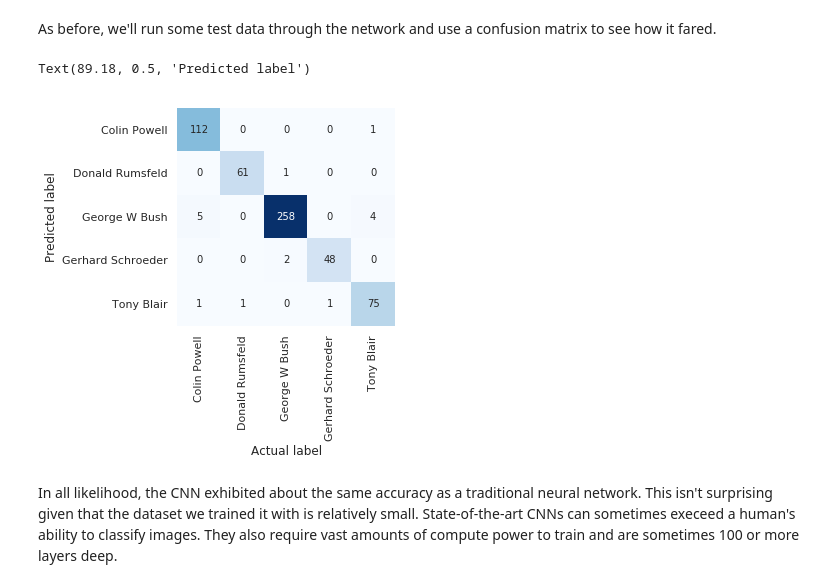
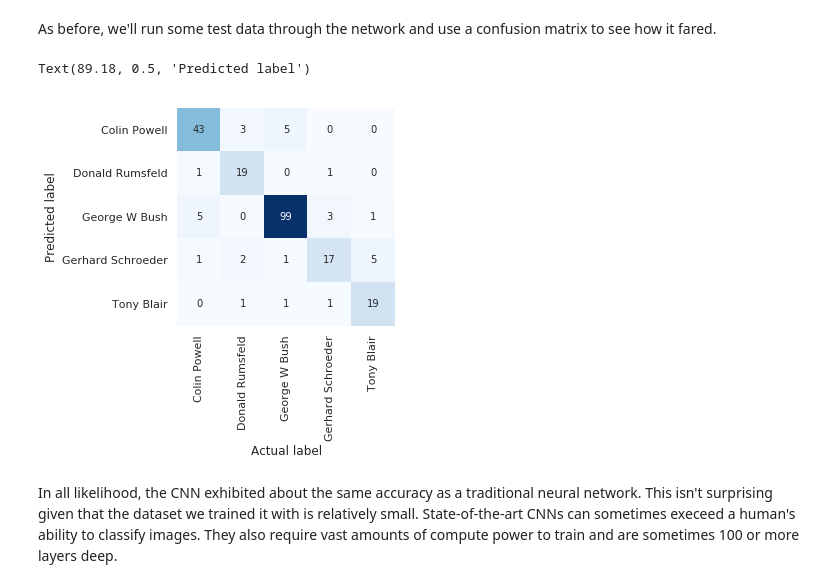
Before and after one commit to jeffprosise/Deep-Learning, a Jupyter notebook: Facial Recognition.ipynb, the cells around one changed output. Cells and saved outputs as stored; diff of their text form; code cells hidden in the pictures.

```diff
--- a/Facial Recognition.ipynb
+++ b/Facial Recognition.ipynb
@@ -343,6 +344,8 @@ Now let's reshape the data to the format that the input layer expects, and call
 # %%
 face_images = faces.images.reshape(image_count, image_width, image_height, 1).astype('float32') / 255
-hist = model.fit(face_images, face_labels, validation_split=0.2, epochs=50, batch_size=25)
+x_train, x_test, y_train, y_test = train_test_split(face_images, face_labels, train_size=0.8, random_state=42)
+
+hist = model.fit(x_train, y_train, validation_data=(x_test, y_test), epochs=50, batch_size=25)
 # %% [output]
 Train on 912 samples, validate on 228 samples
 Epoch 1/50
@@ -370,19 +373,17 @@ show_history(hist)
 # %% [markdown]
 As before, we'll run some test data through the network and use a confusion matrix to see how it fared.
 # %%
-x_train, x_test, y_train, y_test = train_test_split(face_images, face_labels, train_size=0.5, random_state=1234)
-
 y_predicted = model.predict(x_test)
 mat = confusion_matrix(y_test.argmax(axis=1), y_predicted.argmax(axis=1))
 
 sns.heatmap(mat.T, square=True, annot=True, fmt='d', cbar=False, cmap='Blues',
             xticklabels=faces.target_names,
             yticklabels=faces.target_names)
 
 plt.xlabel('Actual label')
 plt.ylabel('Predicted label')
 # %% [output]
 Text(89.18, 0.5, 'Predicted label')
-[figure, old version]
+[figure, new version]
 # %% [markdown]
 In all likelihood, the CNN exhibited about the same accuracy as a traditional neural network. This isn't surprising given that the dataset we trained it with is relatively small. State-of-the-art CNNs can sometimes execeed a human's ability to classify images. They also require vast amounts of compute power to train and are sometimes 100 or more layers deep.
```
Also changed, not shown: parts of 16 cells of this notebook.
